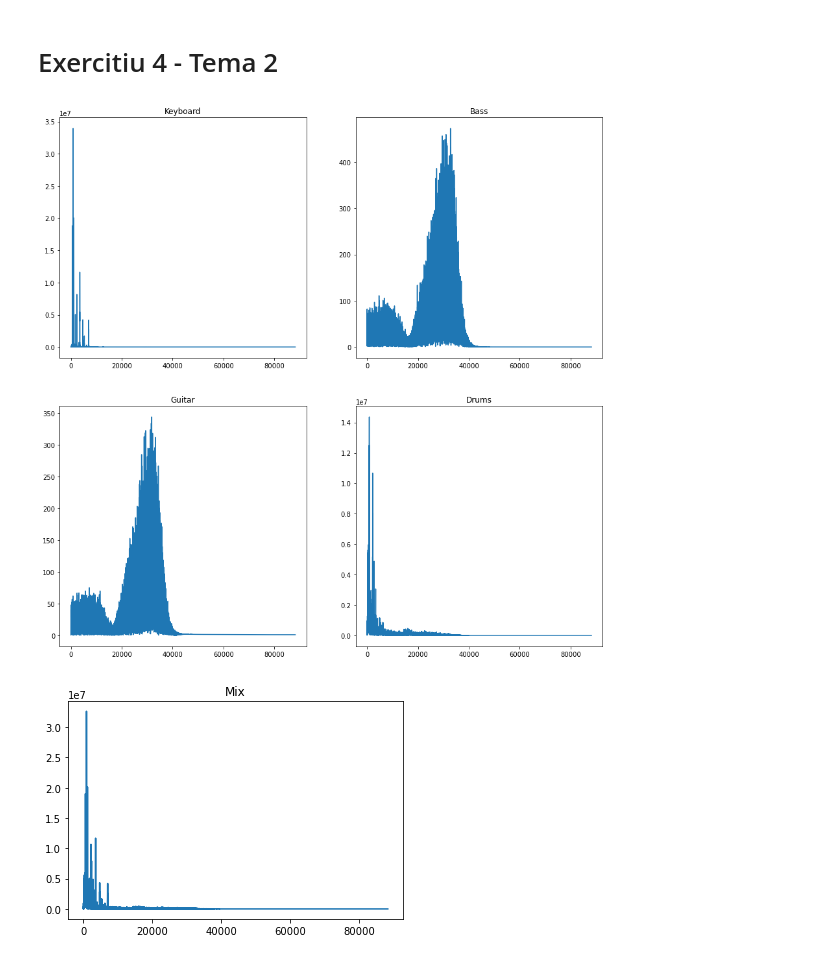
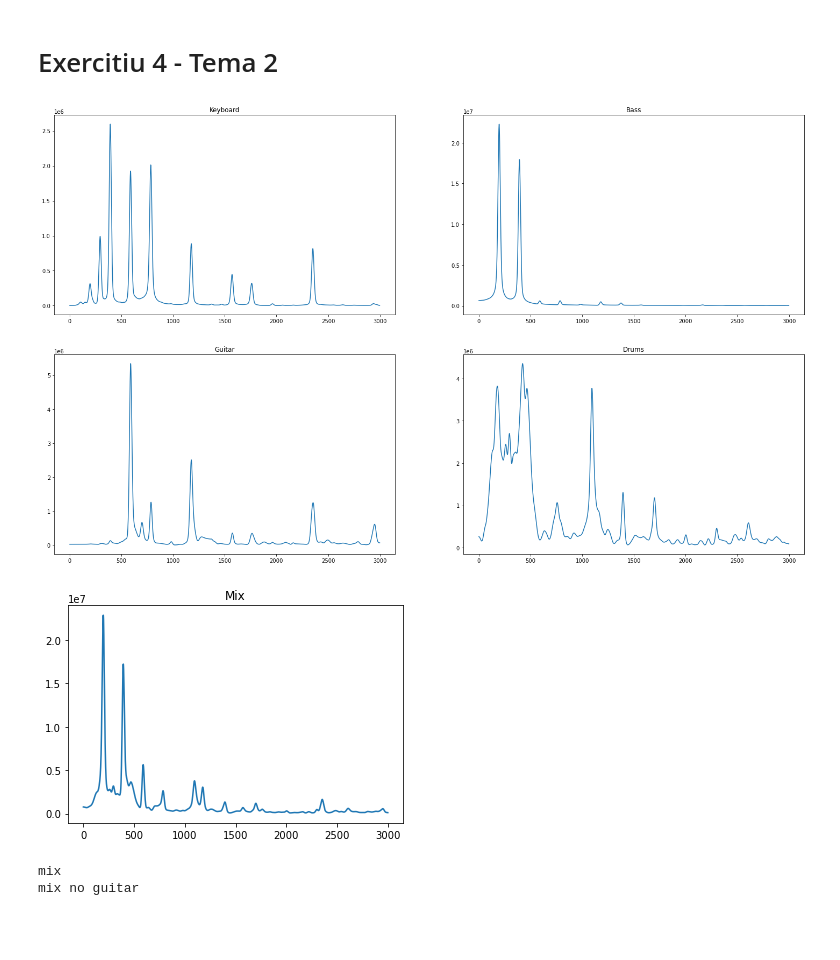
Before and after one commit to TeamUnibuc/TemePS, a Jupyter notebook: ps-tema-1-ex-4.ipynb, the cells around one changed output. Cells and saved outputs as stored; diff of their text form; code cells hidden in the pictures; blank space fills up the shorter version.

```diff
--- a/ps-tema-1-ex-4.ipynb
+++ b/ps-tema-1-ex-4.ipynb
@@ -16,46 +16,47 @@ _, drums = wf.read('data/ps-lab-3-drums.wav')
 _, guitar = wf.read('data/ps-lab-3-guitar.wav')
 _, keyboard = wf.read('data/ps-lab-3-keyboard.wav')
 
-time = 4
-nr_samples = int(frq*time)
+time1, time2 = 30, 32
+st = time1 * frq; dr = time2 * frq
 
-mix = mix[:nr_samples]
-bass = bass[:nr_samples]
-drums = drums[:nr_samples]
-guitar = guitar[:nr_samples]
-keyboard = keyboard[:nr_samples]
+mix = mix[st:dr]
+bass = bass[st:dr]
+drums = drums[st:dr]
+guitar = guitar[st:dr]
+keyboard = keyboard[st:dr]
 # %%
 def transform_to_fft(sound):
     if len(sound.shape) != 1:
         sound = np.average(sound, axis=1)
-    sound = signal.filtfilt(*signal.butter(10, 0.4, btype='low'), sound)
+    # sound = signal.filtfilt(*signal.butter(10, 0.4, btype='low'), sound)
     sound_fft = np.fft.fft(sound)
     sound_fft = np.abs(sound_fft[:len(sound_fft) // 2])
-    # sound_fft = gaussian_filter(sound_fft, sigma=10)
-    return sound_fft
+    sound_fft = gaussian_filter(sound_fft, sigma=10)
+    # sound_fft = 20 * np.log10(sound_fft)
+    return sound_fft[:3000]
 # %%
 fig, ax = plt.subplots(nrows=2, ncols=2)
 
 ax[0][0].plot(transform_to_fft(keyboard))
 ax[0][0].set_title("Keyboard")
 
 ax[0][1].plot(transform_to_fft(bass))
 ax[0][1].set_title("Bass")
 
 ax[1][0].plot(transform_to_fft(guitar))
 ax[1][0].set_title("Guitar")
 
 ax[1][1].plot(transform_to_fft(drums))
 ax[1][1].set_title("Drums")
 
-fig.set_figwidth(15)
+fig.set_figwidth(25)
 fig.set_figheight(15)
 
 plt.show()
 
 plt.plot(transform_to_fft(mix))
 plt.title("Mix")
 plt.show()
 # %% [output]
-[figure, old version]
+[figure, new version]
-[figure, old version]
+[figure, new version]
@@ -66,0 +76,36 @@ sd.stop()
+# %%
+sd.default.samplerate = frq
+print("mix", flush=True)
+wav_wave = np.array(mix, dtype=np.int16)
+sd.play(wav_wave, blocking=True)
+sd.stop()
+
+sd.default.samplerate = frq // 2
+print("mix no guitar", flush=True)
+wav_wave = np.array(mix_no_guitar, dtype=np.int16)
+sd.play(wav_wave, blocking=True)
+sd.stop()
+
+# sd.default.samplerate = frq
+# print("keyboard", flush=True)
+# wav_wave = np.array(keyboard, dtype=np.int16)
+# sd.play(wav_wave, blocking=True)
+# sd.stop()
+
+# print("bass", flush=True)
+# wav_wave = np.array(bass, dtype=np.int16)
+# sd.play(wav_wave, blocking=True)
+# sd.stop()
+
+# print("guitar", flush=True)
+# wav_wave = np.array(guitar, dtype=np.int16)
+# sd.play(wav_wave, blocking=True)
+# sd.stop()
+
+# print("drums", flush=True)
+# wav_wave = np.array(drums, dtype=np.int16)
+# sd.play(wav_wave, blocking=True)
+# sd.stop()
+# %% [output]
+mix
+mix no guitar
```
Also changed, not shown: parts of 3 cells of this notebook, 1 other file.
